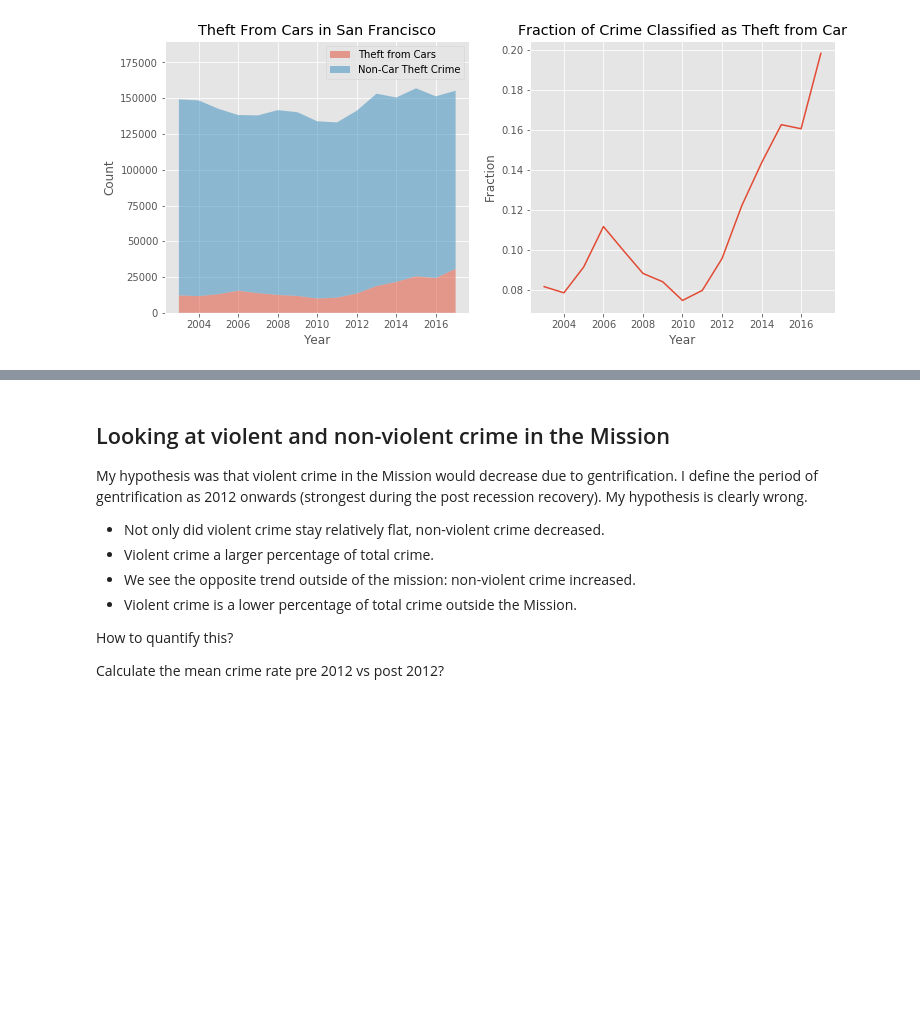
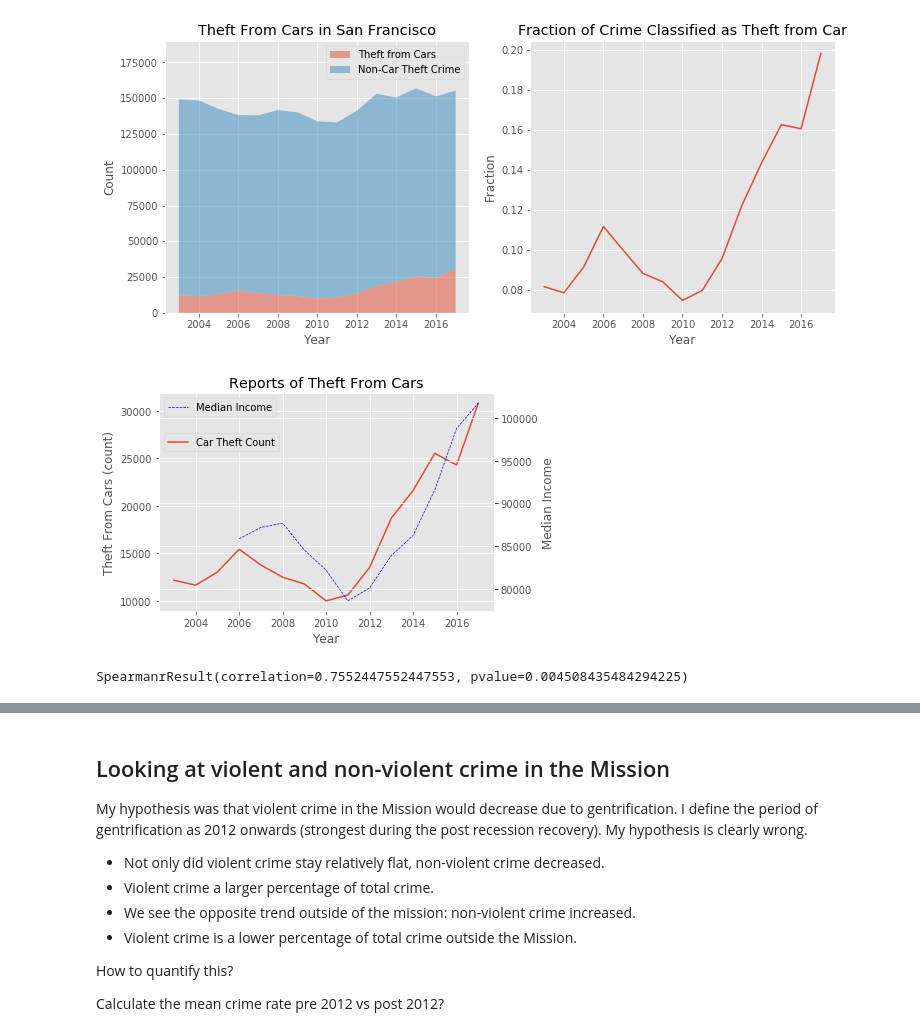
Before and after one commit to mkpetterson/sfcrime, a Jupyter notebook: crime_analysis.ipynb, the cells around one changed output, grey strips where cells are left out. Drawn from its saved outputs; the diff is of its cells as text; code cells hidden in the pictures; blank space fills up the shorter version.

```diff
--- a/crime_analysis.ipynb
+++ b/crime_analysis.ipynb
@@ -217,3 +189,33 @@ ax.set_xlabel('Year')
 plt.savefig('car_theft.png', bbox_inches='tight', dpi=350)
 # %% [output]
 [figure]
+# %%
+# Plot car thefts fraction with median income
+fig, ax = plt.subplots()
+ax.plot(auto_crime['year'], auto_crime['car_theft_tot_ct'], label='Car Theft Count')
+ax.legend(loc='upper left', bbox_to_anchor=(0.00, 0.84))
+ax.set_title('Reports of Theft From Cars')
+ax.set_ylabel('Theft From Cars (count)')
+ax.set_xlabel('Year')
+
+
+# Secondary axis
+ax2 = ax.twinx()
+ax2.plot(auto_crime['year'], auto_crime['Median Income'], 'b--', linewidth=0.7, label='Median Income')
+ax2.set_ylabel('Median Income')
+ax2.tick_params(axis='y', color='black')
+ax2.legend(loc='upper left', bbox_to_anchor=(0.00, 0.84))
+
+
+plt.legend()
+plt.savefig('car_vs_income2.png', bbox_inches='tight',dpi=350)
+# %% [output]
+[figure, added]
+# %%
+# Correlation Coeff
+frac = list(auto_crime['car_theft_tot_ct'])[3:]
+income = list(auto_crime['Median Income'])[3:]
+
+stats.spearmanr(frac, income)
+# %% [output]
+SpearmanrResult(correlation=0.7552447552447553, pvalue=0.004508435484294225)
```
Also changed, not shown: parts of 22 cells of this notebook, 1 other file.
